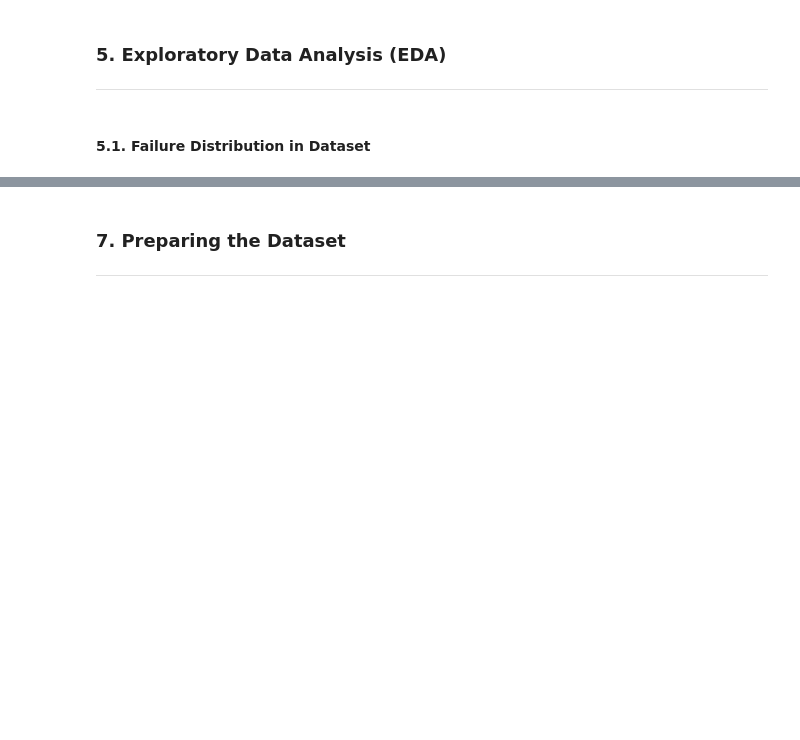
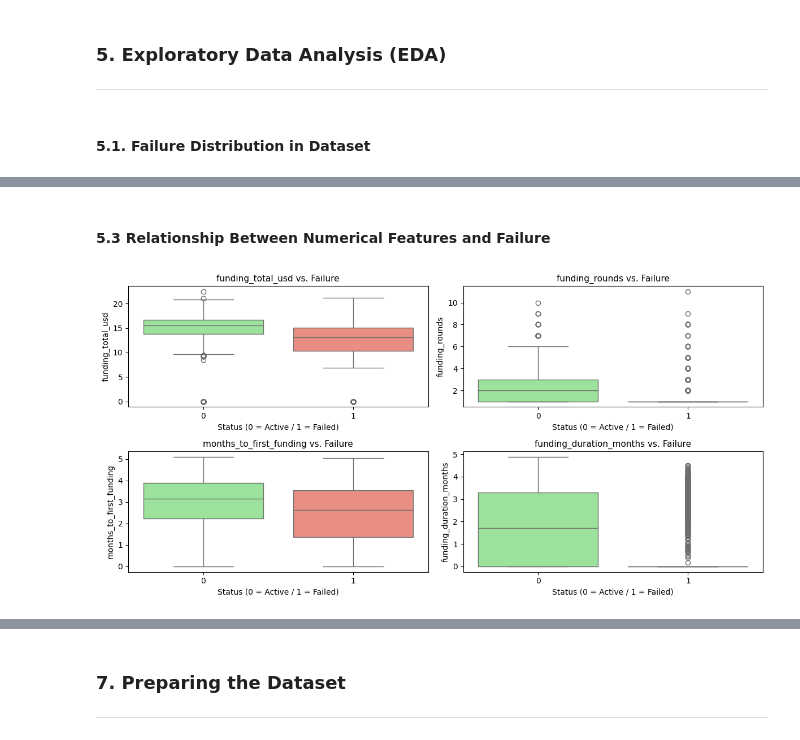
Before and after one commit to bruno-lima98/personal_projects, a Jupyter notebook: project-1/main.ipynb, the cells around one changed output, grey strips where cells are left out. Cells and saved outputs as stored; diff of their text form; code cells hidden in the pictures; blank space fills up the shorter version.

```diff
--- a/project-1/main.ipynb
+++ b/project-1/main.ipynb
@@ -516,0 +469,37 @@ for col in numerical:
+# %% [markdown]
+#### 5.3 Relationship Between Numerical Features and Failure
+# %%
+numerical_comp = [
+    'funding_total_usd',
+    'funding_rounds',
+    'months_to_first_funding',
+    'funding_duration_months'
+]
+
+plt.figure(figsize=(12, len(numerical_comp)*1.5))
+for i, col in enumerate(numerical_comp, 1):
+    plt.subplot(2, 2, i)
+    sns.boxplot(
+        data=df_final,
+        x='failed',
+        y=col,
+        hue='failed',
+        dodge=False,
+        palette={0: 'lightgreen', 1: 'salmon'},
+        legend=False
+    )
+    plt.title(f'{col} vs. Failure', fontsize=11)
+    plt.xlabel('Status (0 = Active / 1 = Failed)')
+    plt.ylabel(col)
+
+plt.tight_layout()
+plt.show()
+
+# Insights from Numerical Features vs Failure:
+# > funding_total_usd: Startups that survived consistently received higher funding, indicating more funding reduces the chance of failure.
+# > funding_rounds: Failed startups mostly had only 1 funding round, while successful ones had multiple rounds, showing maturity matters.
+# > months_to_first_funding: Surviving startups took slightly longer to get the first funding, suggesting rapid early funding doesn’t guarantee success.
+# > funding_duration_months: Failed startups clustered around very short durations, while successful ones show more dispersion, indicating healthy time between rounds supports survival.
+# Overall: Financial features clearly differentiate failed vs. successful startups and are strong predictors for the logistic regression model. Outliers are meaningful and should be kept.
+# %% [output]
+[figure, added]
```
Also changed, not shown: parts of 9 cells of this notebook.
